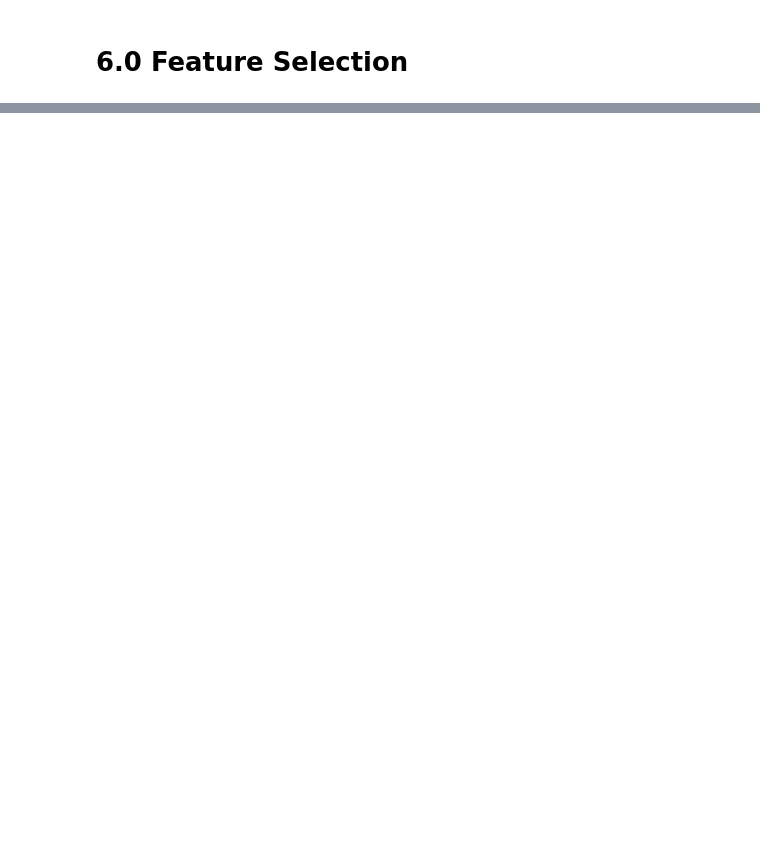
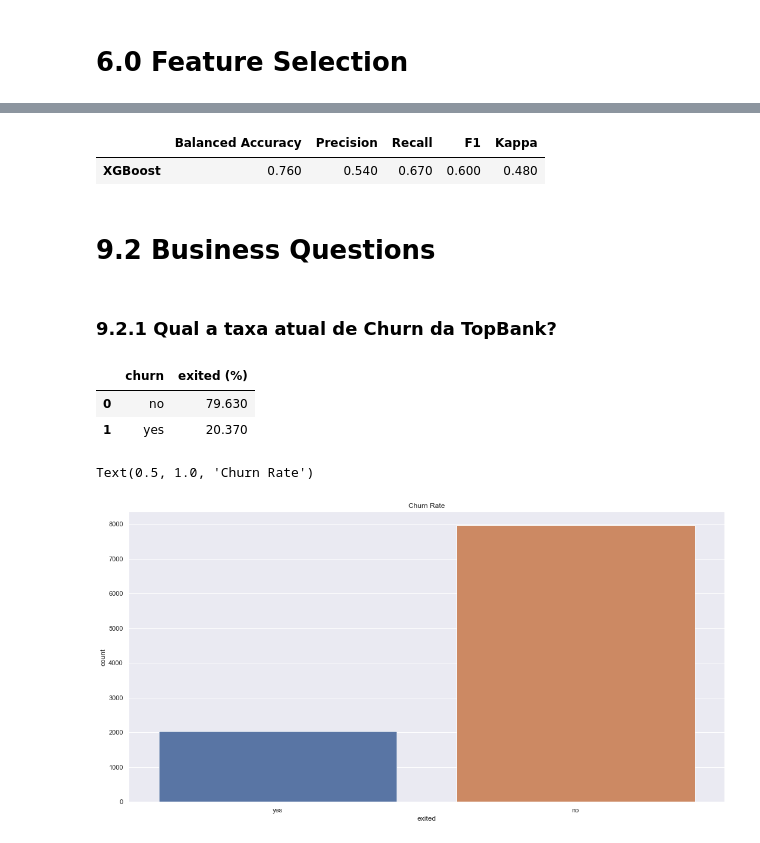
Before and after one commit to Leonardodsch/churn-prediction, a Jupyter notebook: Churn-Prediction.ipynb, the cells around one changed output, grey strips where cells are left out. Drawn from its saved outputs; the diff is of its cells as text; code cells hidden in the pictures; blank space fills up the shorter version.

```diff
--- a/Churn-Prediction.ipynb
+++ b/Churn-Prediction.ipynb
@@ -542,0 +1014,32 @@ df6 = df5.copy()
+# %%
+# model performance with unseen data
+xgb_final_model = XGBClassifier(objective='binary:logistic', n_estimators = 1000, eta=0.03, subsample = 0.7, min_child_weight = 3, max_depth = 30, colssample_bytree = 0.7, scale_pos_weight=80, verbosity=0)
+xgb_final_model.fit(X_train, y_train)
+pred_final = xgb_final_model.predict(X_test)
+pred_final_proba = xgb_final_model.predict_proba(X_test)
+
+xgb_final_model_result = ml_metrics('XGBoost', y_test, pred_final)
+xgb_final_model_result
+# %% [output]
+|  | Balanced Accuracy | Precision | Recall | F1 | Kappa |
+| XGBoost | 0.760 | 0.540 | 0.670 | 0.600 | 0.480 |
+# %% [markdown]
+# 9.2 Business Questions
+# %%
+df9 = df2.copy()
+# %% [markdown]
+### 9.2.1 Qual a taxa atual de Churn da TopBank?
+# %%
+churn_rate = df9['exited'].value_counts(normalize=True).reset_index()
+churn_rate['exited'] = churn_rate['exited']*100
+churn_rate.columns = ['churn', 'exited (%)']
+churn_rate
+# %% [output]
+|  | churn | exited (%) |
+| 0 | no | 79.630 |
+| 1 | yes | 20.370 |
+# %%
+sns.countplot(df9['exited']).set_title('Churn Rate')
+# %% [output]
+Text(0.5, 1.0, 'Churn Rate')
+[figure, added]
```
Also changed, not shown: parts of 116 cells of this notebook.
